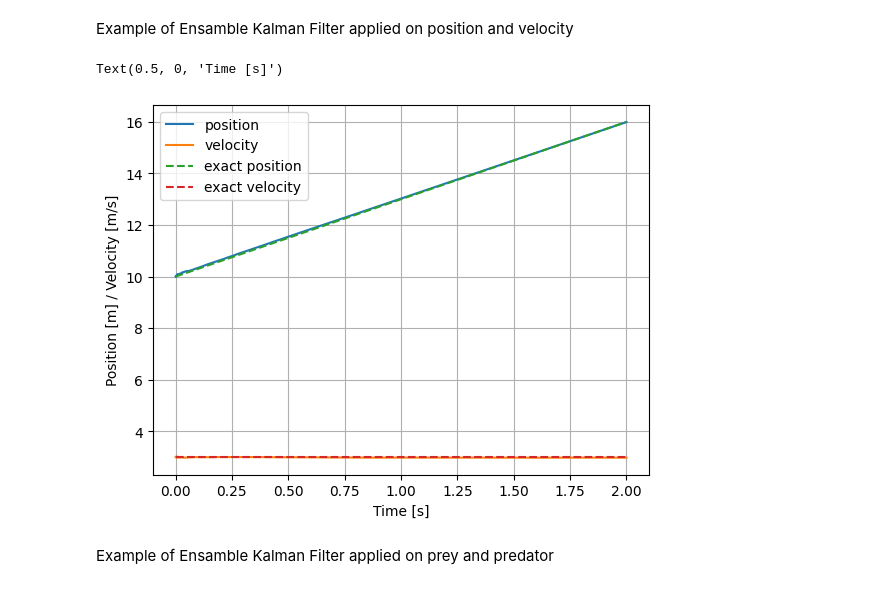
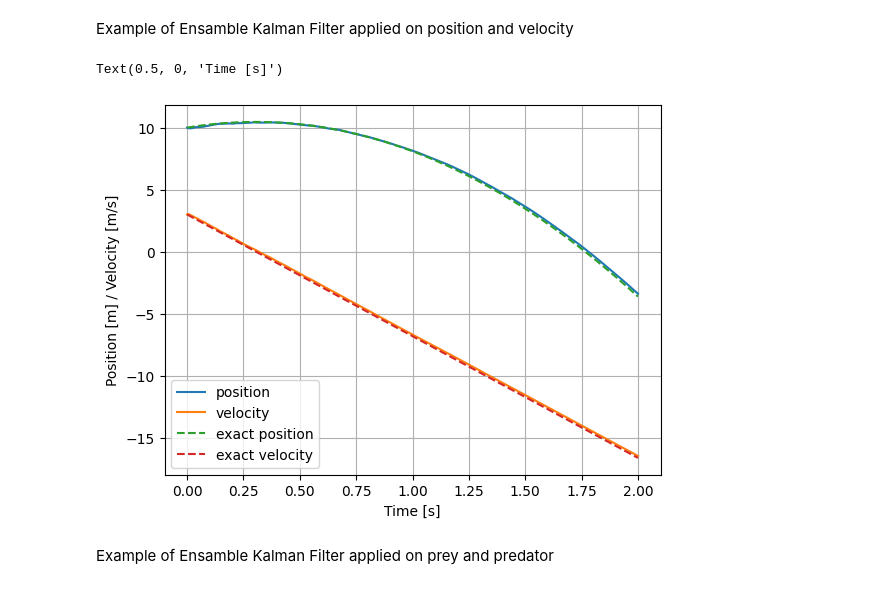
Before and after one commit to Adrianominora/Prevision, a Jupyter notebook: scripts/Kalman_Filter.ipynb, the cells around one changed output. Cells and saved outputs as stored; diff of their text form; code cells hidden in the pictures.

```diff
--- a/scripts/Kalman_Filter.ipynb
+++ b/scripts/Kalman_Filter.ipynb
@@ -24,21 +24,21 @@ f = KalmanFilter (dim_x=2, dim_z=2)
 # Assign the initial x array
 f.x = np.array([x0, v0])    #  (position, velocity)
 
-# Define the transition matrix
+# Define the transition matrix (this will be our NN)
 f.F = np.array([[1, dt],
                 [0., 1]])
 
-# Define the measurament function (this will be our NN)
+# Define the measurament function
 f.H = np.array([[1, 0],
                 [0, 1]])
 
 # Define the covariance matrix
-f.P = np.array([[1.,  0.],
-                [0.,  1.] ])
+f.P = np.array([[1000,  0.],
+                [0.,  1000] ])
 
 # Assign the measurament noise
-f.R = np.array([[1, 0],
-                [0, 1]])
+f.R = np.array([[5, 0],
+                [0, 5]])
 
 # Assign the process noise
 f.Q = Q_discrete_white_noise(dim=2, dt=0.1, var=0.13)
@@ -49,9 +49,9 @@ tt=np.arange(0,T+dt,dt)
 x_hat = np.zeros((Nt+1,2))
 x_hat[0,:]=f.x
 for i in range(tt.shape[0]-1):
-    z = get_sensor_reading()
     f.predict()
     x_hat[i+1,:] = f.x
+    z = get_sensor_reading()
     f.update(z)
 
 x_ex = np.zeros((Nt+1,2))
@@ -82,7 +82,7 @@ dt = T/Nt
 u = np.ones((T,2))*0
 x0 = 10
 v0 = 3
-g = 0
+g = -9.81
 
 def get_sensor_reading():
     return f.x
@@ -92,12 +92,10 @@ def hx(x):
    return np.array([x[0], x[1]])
 
 # Define the transition matrix
-f.F = np.array([[1, dt],
-                [0., 1]])
 F = np.array([[1., dt],
               [0., 1.]])
 def fx(x, dt):
-    return np.dot(F, x)
+    return np.dot(F, x) + (0.5*g*dt**2)*np.array([1, 0]) + g*dt*np.array([0, 1])
 
 # Assign the initial x array
 x = np.array([x0, v0])
@@ -110,38 +108,40 @@ f = EnKF(x=x, P=P, dim_z=2, dt=dt, N=100,
          hx=hx, fx=fx)
 
 # Assign the measurament noise
-f.R = np.eye(2)
+# f.R = np.eye(2)
+f.R = np.array([[1,   0],
+               [0,   1]])
 
 # Assign the process noise
 f.Q = Q_discrete_white_noise(dim=2, dt=dt, var=.01)
 
 # Predict/Update loop
 tt=np.arange(0,T+dt,dt)
 x_hat = np.zeros((Nt+1,2))
 x_hat[0,:]=f.x
 for i in range(tt.shape[0]-1):
     z = get_sensor_reading()
     f.predict()
     x_hat[i+1,:] = f.x
     f.update(z)
 
 x_ex = np.zeros((Nt+1,2))
 for i,t in enumerate(tt):
     x_ex[i,0] = x0 + v0*t + 0.5*g*t**2
     x_ex[i,1] = v0 + g*t
 
 plt.figure()
 plt.grid(True)
 plt.plot(tt,x_hat[:,0], label='position')
 plt.plot(tt,x_hat[:,1], label='velocity')
 plt.plot(tt,x_ex[:,0], label='exact position', linestyle='--')
 plt.plot(tt,x_ex[:,1], label='exact velocity', linestyle='--')
 plt.legend()
 plt.ylabel('Position [m] / Velocity [m/s]')
 plt.xlabel('Time [s]')
 # %% [output]
 Text(0.5, 0, 'Time [s]')
-[figure, old version]
+[figure, new version]
 # %% [markdown]
 Example of Ensamble Kalman Filter applied on prey and predator
 # %%
```
Also changed, not shown: parts of 2 cells of this notebook, 9 other files.
